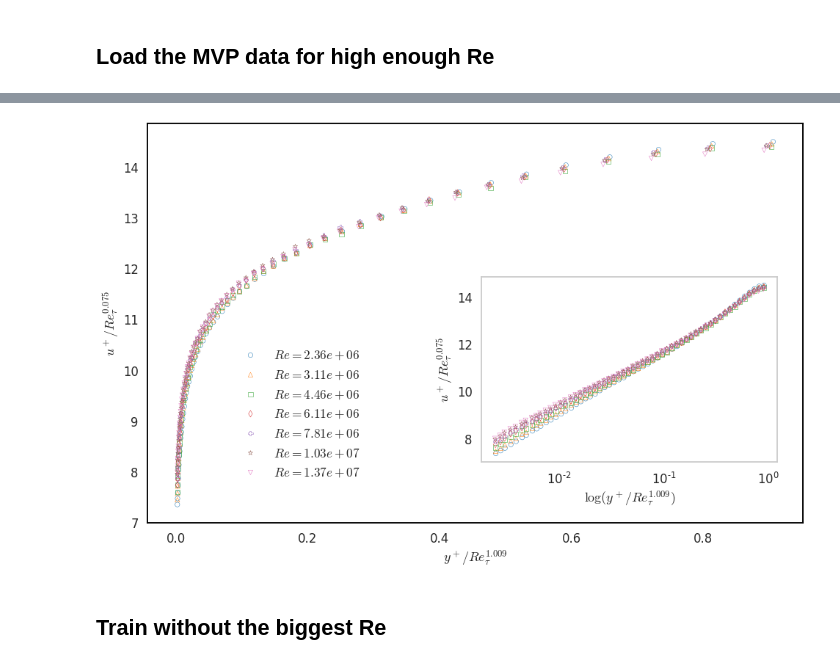
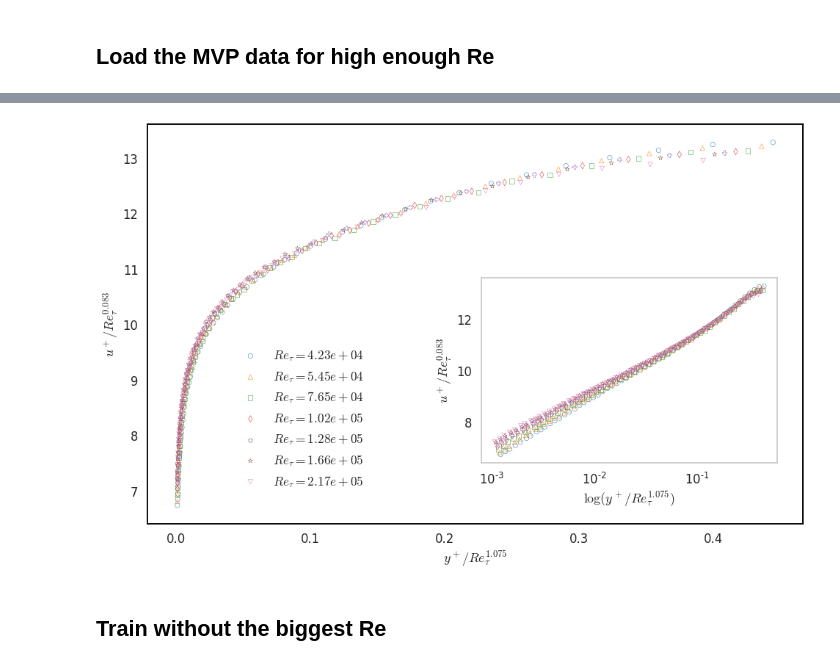
Before and after one commit to gabrielsanfins/BarenNet, a Jupyter notebook: src/notebooks/BarenNet_Extreme_Re.ipynb, the cells around one changed output, grey strips where cells are left out. Cells and saved outputs as stored; diff of their text form; code cells hidden in the pictures.

```diff
--- a/src/notebooks/BarenNet_Extreme_Re.ipynb
+++ b/src/notebooks/BarenNet_Extreme_Re.ipynb
@@ -61,12 +61,13 @@ c = list(zip(Y_, Re_tau, U_))
 random.shuffle(c)
 Y_, Re_tau, U_ = zip(*c)
 
-Y_ = np.log(Y_)
-Re_tau = np.log(Re_tau)
+Y_test = np.log(Y_)
+Re_tau_test = np.log(Re_tau)
+U_test = np.log(U_)
 
-dic_x['y+'] = Y_
-dic_x['re_tau'] = Re_tau
-dic_y['u+'] = np.array(U_)
+dic_x['y+'] = Y_test
+dic_x['re_tau'] = Re_tau_test
+dic_y['u+'] = np.array(U_test)
 
 nonsimilar_keys = ['y+']
 
@@ -76,10 +77,14 @@ ytrain = pd.DataFrame.from_dict(dic_y).values
 loss = 'mean_squared_error'
 optimizer = 'adam'
 best_loss = 50.0
-n_fits = 20                       # Number of model fits we will try to perform
+n_fits = 5                       # Number of model fits we will try to perform
 n_epochs_initial = 1000           # Number of epochs we will train inside the loop
 n_epochs_final = 10000            # Number of epochs we will train after convergence is established
 successfull_tries = 0
+
+# model = Create_Similarity_Model(n_nonsimilar = n_nonsimilar, n_similar = n_similar)
+# model.compile(loss = loss, optimizer = optimizer)
+# model.fit(xtrain, ytrain, epochs = n_epochs_initial, verbose = 1)
 
 while successfull_tries < n_fits:
     model = Create_Similarity_Model(n_nonsimilar = n_nonsimilar, n_similar = n_similar)
@@ -103,8 +106,8 @@ best_model.evaluate(xtrain, ytrain, verbose = 0)
 # %%
 for i in range(n_nonsimilar):
-    similarity_exponents = best_model.get_layer('similarity_layer_' + str(i+1)).weights[0][0].numpy()
+    similarity_exponents = model.get_layer('similarity_layer').weights[0][0].numpy()
     print('Exponents multiplicating inside the function for ' + nonsimilar_keys[i] + ': ' + str(similarity_exponents))
 
-multiplication_exponents = best_model.get_layer('multiplication_layer').weights[0][0].numpy()
+multiplication_exponents = model.get_layer('multiplication_layer').weights[0][0].numpy()
 print('Exponents multiplicating outside the function: ' + str(multiplication_exponents))
 # %% [output]
@@ -113,8 +116,10 @@ Exponents multiplicating outside the function: [0.06956021]
 # %%
-scaling_factor_y = 1.009
-scaling_factor_u = 0.075
+scaling_factor_y = - similarity_exponents
+scaling_factor_u = multiplication_exponents
 
+y_ = []
 y__ = []
+u_ = []
 u__ = []
 Re_tau = possible_re_tau
 Re = [2.36e+006, 3.11e+006, 4.46e+006, 6.11e+006, 7.81e+006, 1.03e+007, 1.37e+007]
@@ -122,5 +127,7 @@ Re = [2.36e+006, 3.11e+006, 4.46e+006, 6.11e+006, 7.81e+006, 1.03e+007, 1.37e+00
 for i in range(len(dfs)):
     yplus = dfs[i]['y+']
     uplus = dfs[i]['U+']
+    y_.append(yplus)
+    u_.append(uplus)
     y__.append(yplus / (Re_tau[i] ** scaling_factor_y))
     u__.append(uplus / (Re_tau[i] ** scaling_factor_u))
@@ -132,40 +181,40 @@ ax2 = fig.add_axes([left, bottom, width, height])
 
 colors = matplotlib.cm.tab10(np.linspace(0, 1, 10))
 markers=['o','^','s','d','P','*','v','X','<']
 line_width = 0.5
 
 j=0
 for i in range(len(dfs)):
-    ax1.scatter(y__[i][:-1] , u__[i][:-1] , s=40 , linewidth = line_width , facecolors='none', color = colors[i], marker = markers[j%len(markers)], label = r'$Re= $'+r'${:.2e}$'.format(Re[i]))
+    ax1.scatter(y__[i][:-1] , u__[i][:-1] , s=40 , linewidth = line_width , facecolors='none', color = colors[i], marker = markers[j%len(markers)], label = r'$Re_\tau= $'+r'${:.2e}$'.format(possible_re_tau[i]))
     j+=1
 
 j=0
 for i in range(len(dfs)):
     ax2.scatter(y__[i][:-1] , u__[i][:-1] , s=40 , linewidth = line_width, facecolors = 'none', color = colors[i] , marker = markers[j%len(markers)], label = 'Mck, Re= '+'{:.2e}'.format(Re[i]))
     j+=1
 
 font = font_manager.FontProperties(family='DejaVu Sans',
                                    weight='roman',
                                    style='normal', size = 'xx-large', stretch = 'ultra-condensed')
 
 ax1.legend(bbox_to_anchor=(0.13, 0.45), loc = 'upper left', edgecolor = 'white', framealpha = 0, prop = font, borderaxespad=0.)
-ax1.set_xlabel(r"$y^+/Re_\tau^{1.009}$")
-ax1.set_ylabel(r'$u^+/Re_\tau^{0.075}$')
+ax1.set_xlabel(r"$y^+/Re_\tau^{1.075}$")
+ax1.set_ylabel(r'$u^+/Re_\tau^{0.083}$')
 #ax1.set_ylim([2,15])
 ax1.grid(False)
 ax1.spines['bottom'].set_color('black')
 ax1.spines['top'].set_color('black')
 ax1.spines['left'].set_color('black')
 ax1.spines['right'].set_color('black')
-ax2.set_xlabel(r"$\log(y^+/Re_\tau^{1.009})$")
-ax2.set_ylabel(r'$u^+/Re_\tau^{0.075}$')
+ax2.set_xlabel(r"$\log(y^+/Re_\tau^{1.075})$")
+ax2.set_ylabel(r'$u^+/Re_\tau^{0.083}$')
 ax2.set_xscale('log')
 #ax2.set_xlim([0.01,1])
 ax2.grid(False)
-plt.savefig('BarenNet exponents for Superpipe MVP.pdf', format='pdf', dpi=1200)
+plt.savefig('Figures/Collapsed for Superpipe MVP.pdf', format='pdf', dpi=1200)
 plt.show()
 # %% [output]
-[figure, old version]
+[figure, new version]
 # %% [markdown]
 ## Train without the biggest Re
 # %%
```
Also changed, not shown: parts of 5 cells of this notebook, 9 other files.
